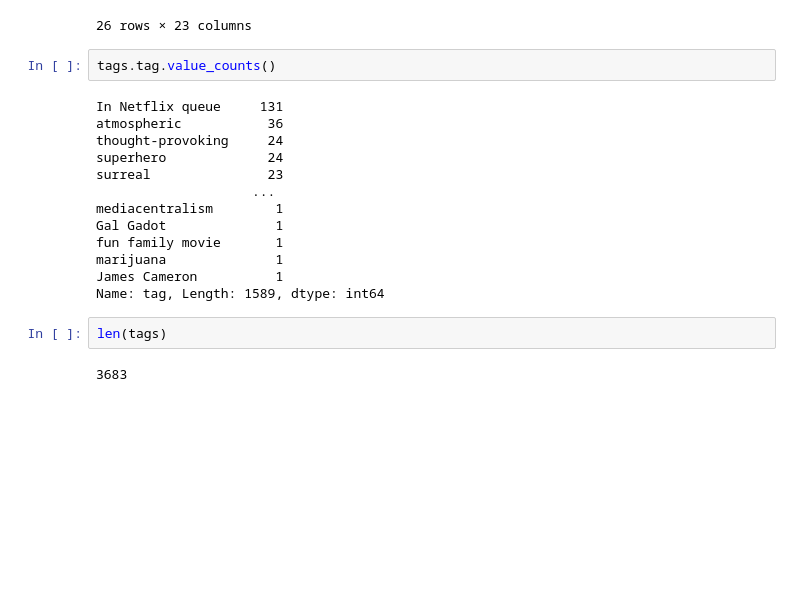
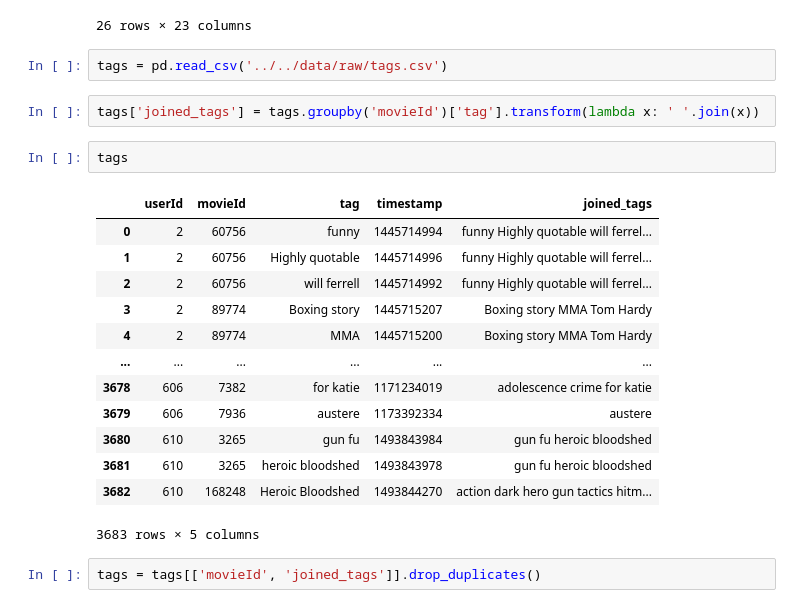
Before and after one commit to aabrahamson3/movie-rec, a Jupyter notebook: notebooks/exploratory/1.0-aa-eda.ipynb, the cells around one changed output. Cells and saved outputs as stored; diff of their text form; blank space fills up the shorter version.

```diff
--- a/notebooks/exploratory/1.0-aa-eda.ipynb
+++ b/notebooks/exploratory/1.0-aa-eda.ipynb
@@ -208,22 +208,25 @@ genre_reviews.loc[genre_reviews['(no genres listed)'] == True]
 | 9663 | 181719 | Serving in Silence: The Margareth... | 1995 | 1 | 0 | 0 | 0 | 0 | 0 | ... |
 | 9669 | 182727 | A Christmas Story Live! (2017) | 2017 | 1 | 0 | 0 | 0 | 0 | 0 | ... |
 26 rows × 23 columns
+# %%
+tags = pd.read_csv('../../data/raw/tags.csv')
+# %%
+tags['joined_tags'] = tags.groupby('movieId')['tag'].transform(lambda x: ' '.join(x))
 # %%
-tags.tag.value_counts()
+tags
 # %% [output]
+|  | userId | movieId | tag | timestamp | joined_tags |
+| 0 | 2 | 60756 | funny | 1445714994 | funny Highly quotable will ferrel... |
+| 1 | 2 | 60756 | Highly quotable | 1445714996 | funny Highly quotable will ferrel... |
+| 2 | 2 | 60756 | will ferrell | 1445714992 | funny Highly quotable will ferrel... |
+| 3 | 2 | 89774 | Boxing story | 1445715207 | Boxing story MMA Tom Hardy |
+| 4 | 2 | 89774 | MMA | 1445715200 | Boxing story MMA Tom Hardy |
+| ... | ... | ... | ... | ... | ... |
+| 3678 | 606 | 7382 | for katie | 1171234019 | adolescence crime for katie |
+| 3679 | 606 | 7936 | austere | 1173392334 | austere |
+| 3680 | 610 | 3265 | gun fu | 1493843984 | gun fu heroic bloodshed |
+| 3681 | 610 | 3265 | heroic bloodshed | 1493843978 | gun fu heroic bloodshed |
+| 3682 | 610 | 168248 | Heroic Bloodshed | 1493844270 | action dark hero gun tactics hitm... |
-In Netflix queue     131
-atmospheric           36
-thought-provoking     24
-superhero             24
-surreal               23
-                    ...
-mediacentralism        1
-Gal Gadot              1
-fun family movie       1
-marijuana              1
-James Cameron          1
-Name: tag, Length: 1589, dtype: int64
+3683 rows × 5 columns
-# %%
-len(tags)
-# %% [output]
-3683
+# %%
+tags = tags[['movieId', 'joined_tags']].drop_duplicates()
```
Also changed, not shown: parts of 39 cells of this notebook.
